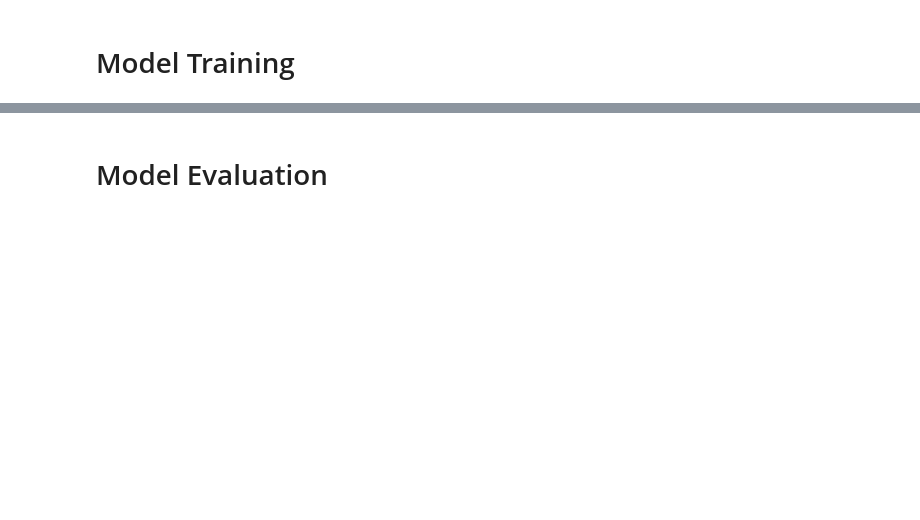
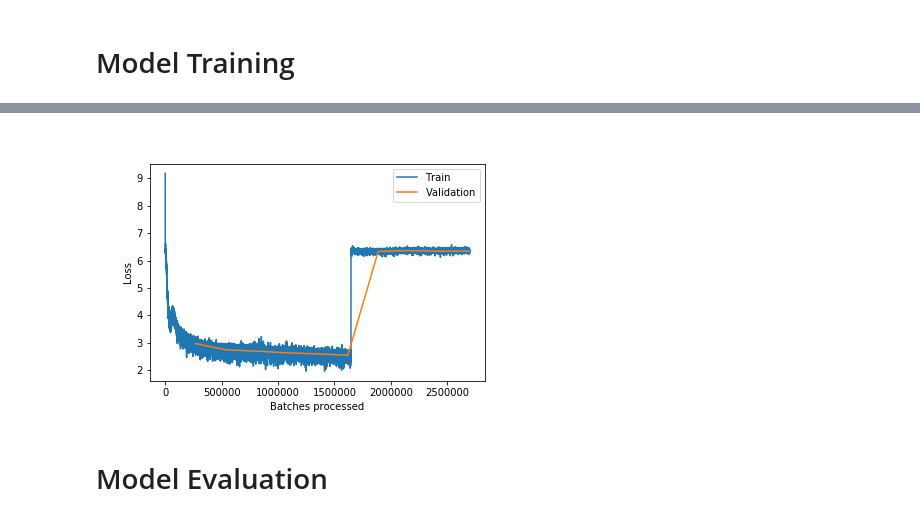
Before and after one commit to ncoop57/sme_qa, a Jupyter notebook: main/nbs/mdling/transformer/transformer.ipynb, the cells around one changed output, grey strips where cells are left out. Saved outputs shown, nothing was run; the diff lists cells and outputs as text; code cells hidden in the pictures; blank space fills up the shorter version.

Commit message:
Update evaluation of models

```diff
--- a/main/nbs/mdling/transformer/transformer.ipynb
+++ b/main/nbs/mdling/transformer/transformer.ipynb
@@ -93,6 +134,7 @@ figure_plot.savefig(fname="transformer_plot_losses.png", format='png')
 # %%
-
 from PIL import Image
-Image.open('/tf/main/nbs/mdling/transformer/transformer_plot_losses.png')
+Image.open(f'/tf/main/nbs/mdling/{model}/{model}_{task_type}_plot_losses.png')
+# %% [output]
+[figure, added]
 # %% [markdown]
 # Model Evaluation
```
Also changed, not shown: parts of 88 cells of this notebook, 11 other files.
